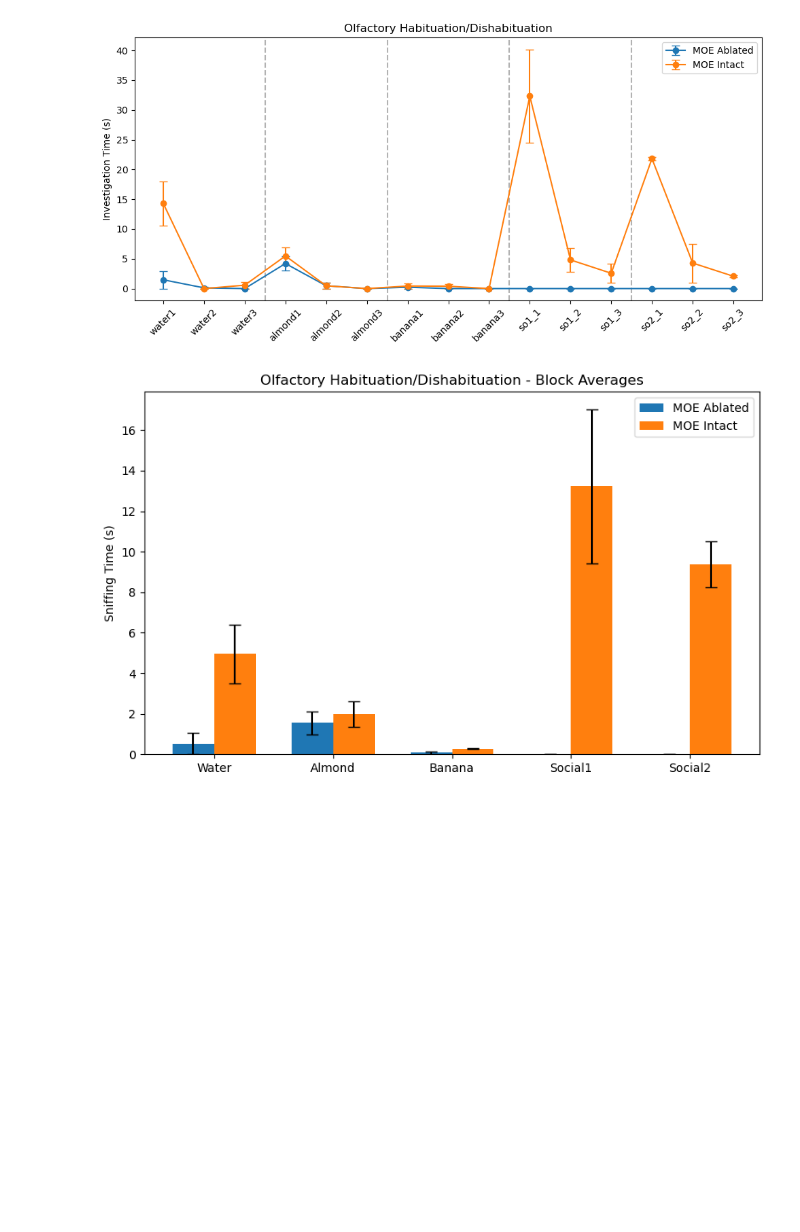
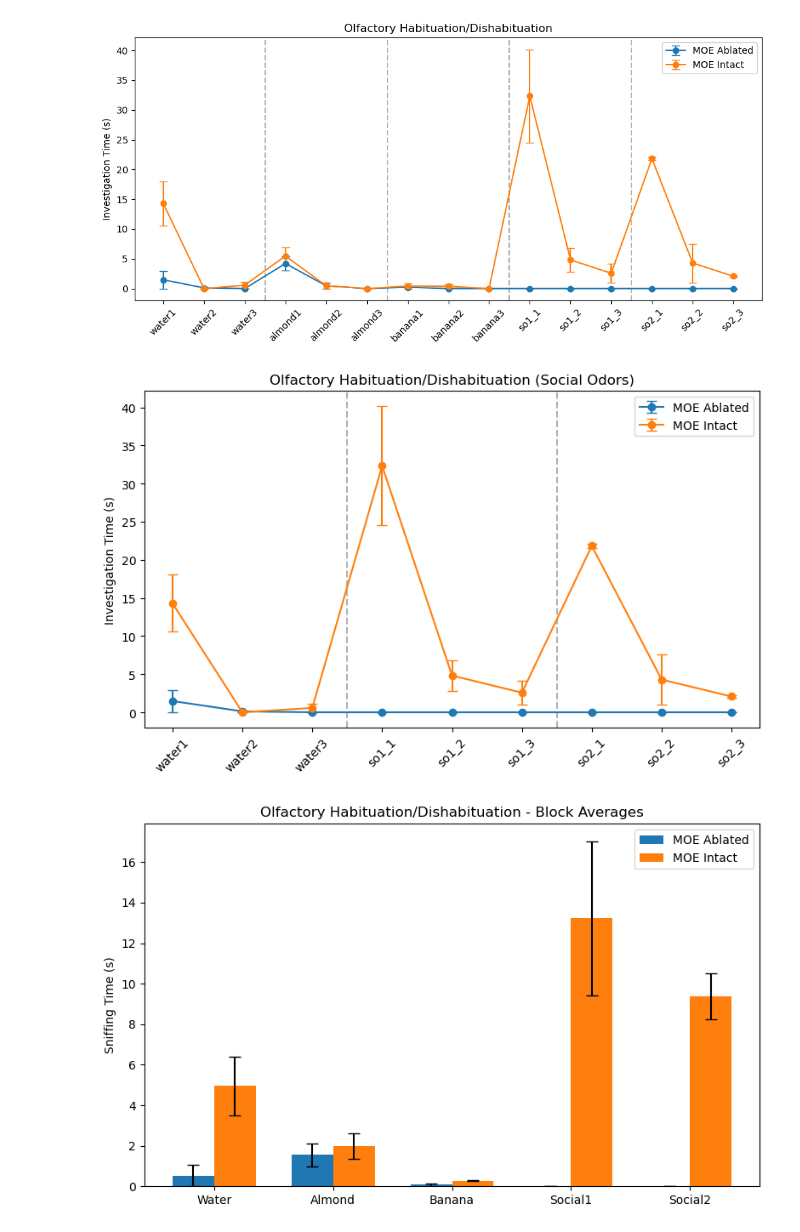
Before and after one commit to padillacoreanolab/respiratory_pilot, a Jupyter notebook: MOE_Test.ipynb, the cells around one changed output. Cells and saved outputs as stored; diff of their text form; code cells hidden in the pictures; blank space fills up the shorter version.

```diff
--- a/MOE_Test.ipynb
+++ b/MOE_Test.ipynb
@@ -536,6 +533,66 @@ plt.tight_layout()
 plt.show()
 # %% [output]
 [figure]
+# %%
+import pandas as pd
+import matplotlib.pyplot as plt
+import numpy as np
+
+# --- Data ---
+data = {
+    "Trial": [
+        "water1", "water2", "water3",
+        "almond1", "almond2", "almond3",
+        "banana1", "banana2", "banana3",
+        "so1_1", "so1_2", "so1_3",
+        "so2_1", "so2_2", "so2_3"
+    ],
+    "1.1": [0, 0, 0, 5.43, 0.94, 0, 0.45, 0, 0, 0, 0, 0, 0, 0, 0],
+    "1.3": [18.04, 0, 1.14, 6.89, 0.93, 0, 0.86, 0, 0, 40.14, 6.82, 4.16, 21.51, 1.03, 2.25],
+    "1.2": [2.95, 0.24, 0, 2.98, 0, 0, 0, 0, 0, 0, 0, 0, 0, 0, 0],
+    "1.4": [10.55, 0, 0, 4.07, 0, 0, 0, 0.8, 0, 24.51, 2.81, 0.98, 22.14, 7.54, 1.89]
+}
+
+df = pd.DataFrame(data)
+
+# --- Keep only water + social odors ---
+keep_trials = ["water1", "water2", "water3",
+               "so1_1", "so1_2", "so1_3",
+               "so2_1", "so2_2", "so2_3"]
+df = df[df["Trial"].isin(keep_trials)].reset_index(drop=True)
+
+# --- Groups ---
+ablated = ["1.1", "1.2"]
+intact = ["1.3", "1.4"]
+
+# --- Compute means and SEM ---
+df["Ablated_mean"] = df[ablated].mean(axis=1)
+df["Ablated_sem"] = df[ablated].sem(axis=1)
+
+df["Intact_mean"] = df[intact].mean(axis=1)
+df["Intact_sem"] = df[intact].sem(axis=1)
+
+# --- Plot ---
+x = np.arange(len(df))
+plt.figure(figsize=(8,5))
+
+plt.errorbar(x, df["Ablated_mean"], yerr=df["Ablated_sem"],
+             fmt='-o', capsize=4, label="MOE Ablated")
+plt.errorbar(x, df["Intact_mean"], yerr=df["Intact_sem"],
+             fmt='-o', capsize=4, label="MOE Intact")
+
+# Block separators between odor types
+for pos in [3, 6]:
+    plt.axvline(pos - 0.5, color='gray', linestyle='--', alpha=0.6)
+
+plt.xticks(x, df["Trial"], rotation=45)
+plt.ylabel("Investigation Time (s)")
+plt.title("Olfactory Habituation/Dishabituation (Social Odors)")
+plt.legend()
+plt.tight_layout()
+plt.show()
+# %% [output]
+[figure, added]
 # %%
 import pandas as pd
 import matplotlib.pyplot as plt
```
Also changed, not shown: parts of 2 cells of this notebook, 10 other files.
